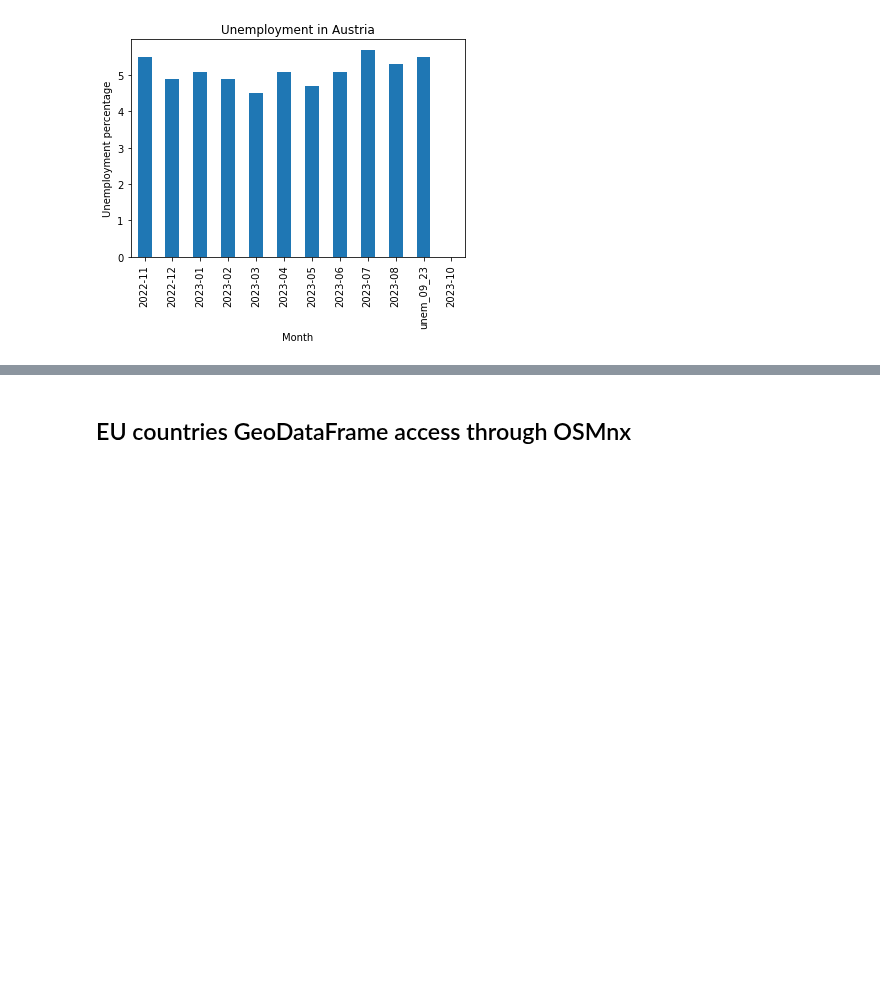
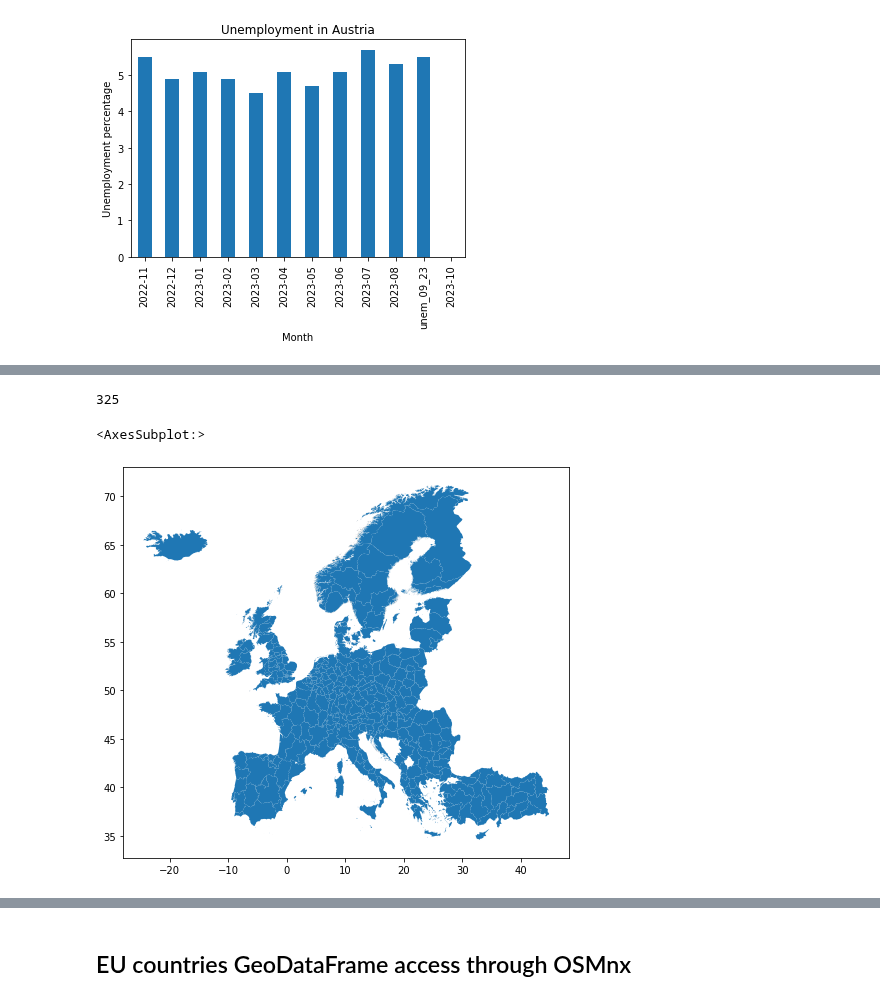
Before and after one commit to GISAdamToth/ArcGIS_Notebooks_thesis, a Jupyter notebook: eurostat/eurostat.ipynb, the cells around one changed output, grey strips where cells are left out. Drawn from its saved outputs; the diff is of its cells as text; code cells hidden in the pictures; blank space fills up the shorter version.

```diff
--- a/eurostat/eurostat.ipynb
+++ b/eurostat/eurostat.ipynb
@@ -175,0 +265,8 @@ _ = ax.set_ylabel('Unemployment percentage')
+# %%
+nuts2_gdf = gdf_from_geojson.cx[-15:, 34:70]
+print(len(nuts2_gdf))
+nuts2_gdf.plot(figsize=(8, 8))
+# %% [output]
+325
+<AxesSubplot:>
+[figure, added]
```
Also changed, not shown: parts of 23 cells of this notebook, 2 other files.
